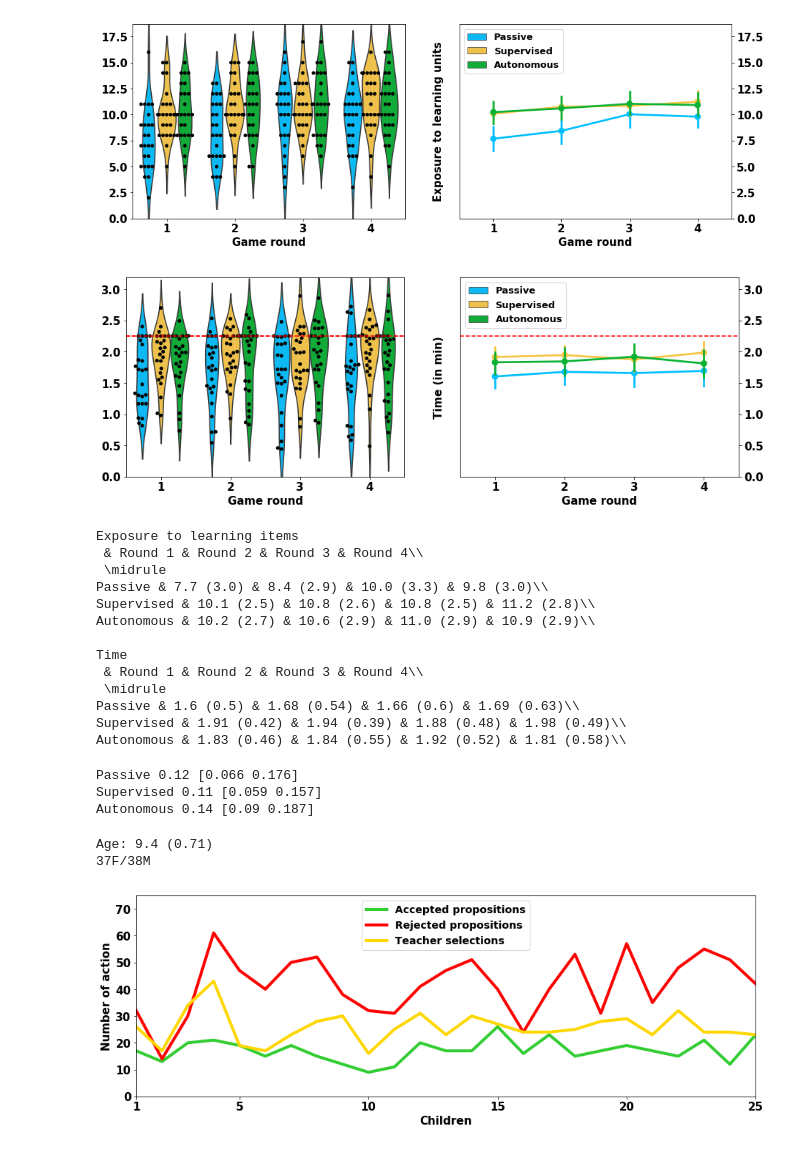
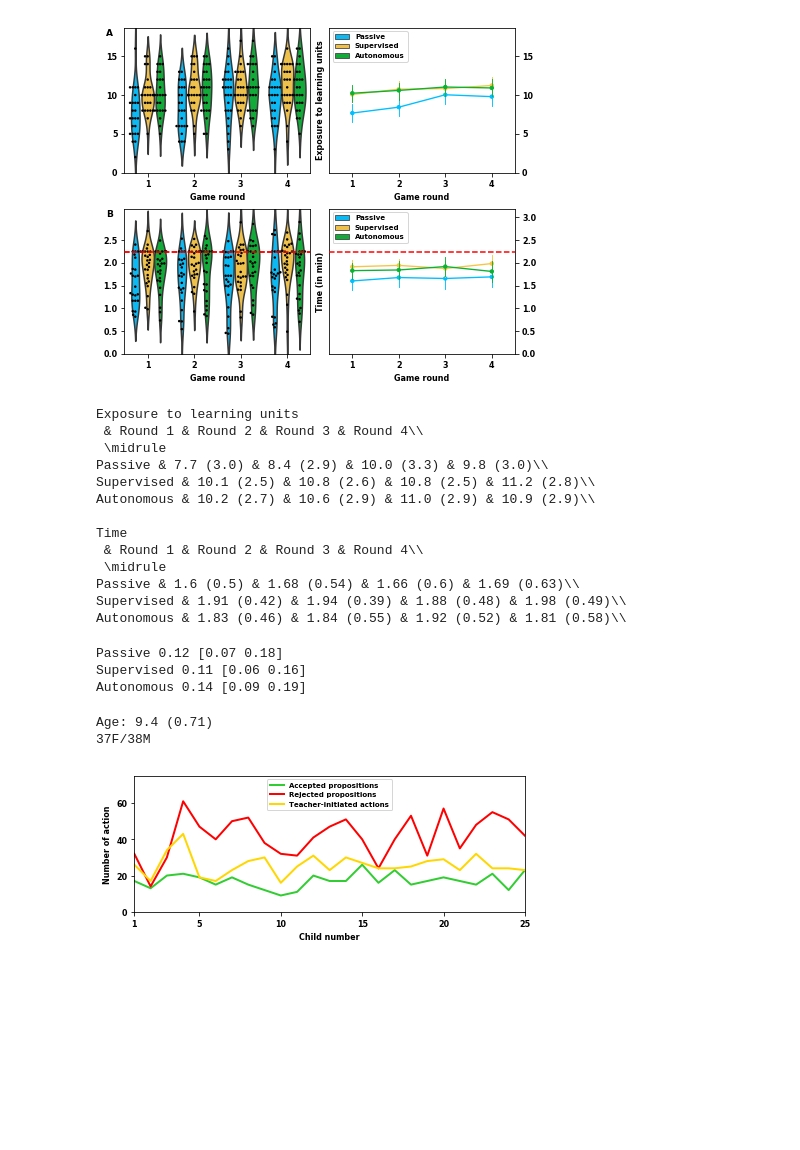
Before and after one commit to emmanuel-senft/data-foodchain, a Jupyter notebook: analyse.ipynb, the cells around one changed output. Drawn from its saved outputs; the diff is of its cells as text; code cells hidden in the pictures; blank space fills up the shorter version.

```diff
--- a/analyse.ipynb
+++ b/analyse.ipynb
@@ -7,6 +7,9 @@ import matplotlib
 %matplotlib inline
 import matplotlib
 import matplotlib.pyplot as plt
+import matplotlib.gridspec as gridspec
+
+from textwrap import wrap
 
 matplotlib.rcParams['figure.figsize'] = (20.0, 10.0) # bigger figure!
 
@@ -19,8 +22,14 @@ import seaborn as sns
 # raincloud plots: https://github.com/RainCloudPlots/RainCloudPlots
 import ptitprince as pt
 import copy
+
 font = {'family' : 'normal',
         'weight' : 'bold',
-        'size'   : 15}
+        'size'   : 8}
+
 plt.rc('font', **font)
+#sns.set(style="ticks", rc={"lines.linewidth": 1})
+df=pd.read_csv("df.csv")
+path = "./figs/"
+saving = True
 # %%
@@ -84,9 +103,15 @@ def analyse(data,x,y,hue,xlabel,ylabel,palette=["deepskyblue", "#F7C544", "#0AB2
 # %%
-analyse(df,"Game","d_eat","condition","Game round","Exposure to learning units",saving=saving)
-analyse(df,"Game","time","condition","Game round","Time (in min)", saving=saving,line=2.25)
+fig = plt.figure(figsize=(7,6))
+outer = gridspec.GridSpec(2,1,hspace = .25)
+
+t1="A"
+t2="B"
+analyse(df,"Game","d_eat","condition","Game round","Exposure to learning units",saving=saving,outer=outer[0],title=t1)
+analyse(df,"Game","time","condition","Game round","Time (in min)", saving=saving,line=2.25,outer=outer[1],title=t2)
+fig.savefig(path+"fig4"+".pdf",bbox_inches="tight")
+plt.show()
 # %% [output]
-[figure, old version]
+[figure, new version]
-[figure, removed]
 # %%
 # Tables
 # Print latex tables
@@ -132,10 +157,10 @@ sub_frame = df.loc[(df["condition"]=="Supervised") | (df["condition"]=="Autonomo
 action_categories=["att","mvc","mva", "mvt", "congrats", "encour", "rul"]
 action_labels=["Drawing attention","Move close", "Move away", "Move to", "Congratulations", "Encouragements","Remind rules"]
 
-print_table(df,"Game","d_eat","condition","Game round","Exposure to learning items")
+print_table(df,"Game","d_eat","condition","Game round","Exposure to learning units")
 print_table(df,"Game","time","condition","Game round","Time")
 # %% [output]
-Exposure to learning items
+Exposure to learning units
  & Round 1 & Round 2 & Round 3 & Round 4\\
  \midrule
 Passive & 7.7 (3.0) & 8.4 (2.9) & 10.0 (3.3) & 9.8 (3.0)\\
@@ -160,12 +185,12 @@ for c in cs:
     s=c+" "+str(round(m,n))
     #The confidence interval is 1.96xSD/sqrt(n)
     ci=1.96*std/np.sqrt(25)
-    s+=" ["+str(round(m-ci,3))+" "+str(round(m+ci,3))+"]"
+    s+=" ["+str(round(m-ci,2))+" "+str(round(m+ci,2))+"]"
     print s
 # %% [output]
-Passive 0.12 [0.066 0.176]
-Supervised 0.11 [0.059 0.157]
-Autonomous 0.14 [0.09 0.187]
+Passive 0.12 [0.07 0.18]
+Supervised 0.11 [0.06 0.16]
+Autonomous 0.14 [0.09 0.19]
 # %%
 #Demographics
 print "Age: "+str(np.mean(df["age"])) +" ("+str(round(np.std(df["age"]),2))+")"
@@ -175,7 +200,7 @@ Age: 9.4 (0.71)
 37F/38M
 # %%
 # Supervisor and robot learning
-
+ax=None
 with open("supervisor.json",'r') as f:
     d=json.load(f)
 ratio=[]
@@ -207,7 +232,7 @@ for i, a in enumerate(d):
     n_remove[i]=len(a["remove"])
 
 saving=True
-f=plt.figure(figsize=(15,5))
+f, (ax) = plt.subplots(1, 1,figsize=(7,2.5))
 x=np.arange(25)+1
 n_good=n_autoexe+n_enforced+n_doit+n_reenforced
 n_bad=n_cancel + n_remove + n_skip - n_reenforced
@@ -220,18 +245,21 @@ for i in range(len(n_good_child)):
     n_bad_child[i]=n_bad[4*i]+n_bad[4*i+1]+n_bad[4*i+2]+n_bad[4*i+3]
     n_teacher_child[i]=n_teacher[4*i]+n_teacher[4*i+1]+n_teacher[4*i+2]+n_teacher[4*i+3]
 
-plt.plot(x,n_good_child,'limegreen',linewidth=4, label="Accepted propositions")
-plt.plot(x,n_bad_child,'r',linewidth=4, label="Rejected propositions")
-plt.plot(x,n_teacher_child,'gold',linewidth=4, label="Teacher selections")
+plt.plot(x,n_good_child,'limegreen',linewidth=2, label="Accepted propositions")
+plt.plot(x,n_bad_child,'r',linewidth=2, label="Rejected propositions")
+plt.plot(x,n_teacher_child,'gold',linewidth=2, label="Teacher-initiated actions")
 plt.ylabel("Number of action",**font)
-plt.xlabel("Children",**font)
-plt.legend(prop={'size': 14}, loc="upper center")
+plt.xlabel("Child number",**font)
+plt.legend(prop={'size': 7}, loc="upper center")
 plt.xticks(list(plt.xticks()[0]) + [1])
 plt.xlim(1,25)
 plt.ylim(0,75)
 
+plt.setp(ax.get_xticklabels(),fontsize = 8)
+plt.setp(ax.get_yticklabels(),fontsize = 8)
+
 if saving:
-    f.savefig(path+"summary_supervision.pdf",bbox_inches="tight")
+    f.savefig(path+"fig5.pdf",bbox_inches="tight")
 plt.show()
 # %% [output]
-[figure, old version]
+[figure, new version]
```
Also changed, not shown: parts of 12 cells of this notebook, 23 other files.
